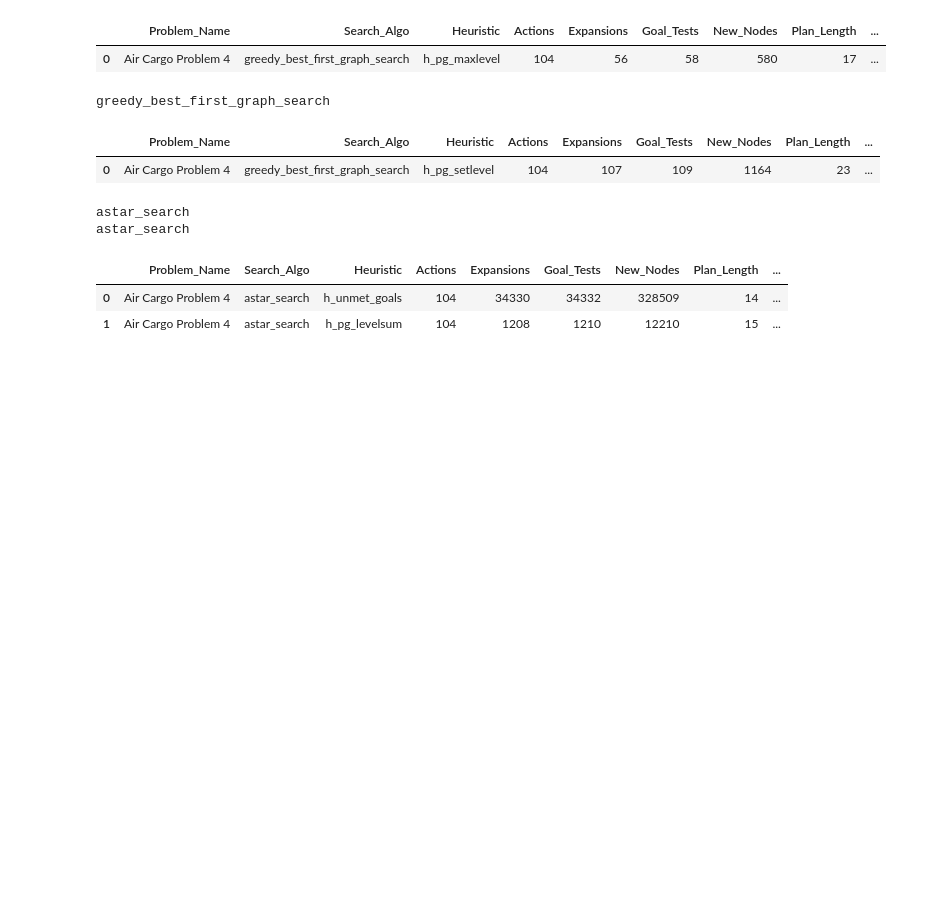
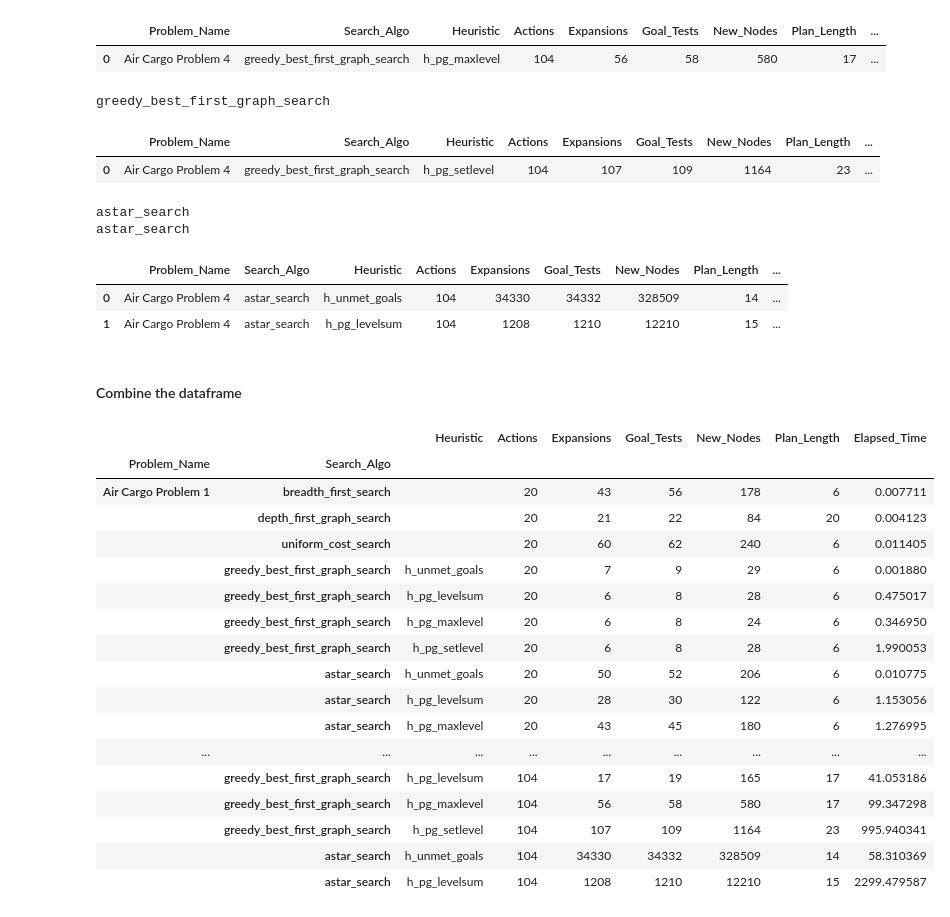
Before and after one commit to johngreibelarsen/ai-classical-planning, a Jupyter notebook: forward_planning_agent.ipynb, the cells around one changed output. Drawn from its saved outputs; the diff is of its cells as text; code cells hidden in the pictures; blank space fills up the shorter version.

```diff
--- a/forward_planning_agent.ipynb
+++ b/forward_planning_agent.ipynb
@@ -248,3 +248,29 @@ df4_78
 | 1 | Air Cargo Problem 4 | astar_search | h_pg_levelsum | 104 | 1208 | 1210 | 12210 | 15 | ... |
 # %%
 df4_78.to_pickle("./search_results_4_78.pkl")
+# %% [markdown]
+#### Combine the dataframe
+# %%
+df_combined = pd.concat([df, df2, df3, df3_9, df4, df4_4, df4_5, df4_6, df4_78])
+# %%
+df_combined = df_combined.set_index(["Problem_Name", "Search_Algo"])
+df_combined
+# %% [output]
+|  |  | Heuristic | Actions | Expansions | Goal_Tests | New_Nodes | Plan_Length | Elapsed_Time |
+| Problem_Name | Search_Algo |  |  |  |  |  |  |  |
+| Air Cargo Problem 1 | breadth_first_search |  | 20 | 43 | 56 | 178 | 6 | 0.007711 |
+|  | depth_first_graph_search |  | 20 | 21 | 22 | 84 | 20 | 0.004123 |
+|  | uniform_cost_search |  | 20 | 60 | 62 | 240 | 6 | 0.011405 |
+|  | greedy_best_first_graph_search | h_unmet_goals | 20 | 7 | 9 | 29 | 6 | 0.001880 |
+|  | greedy_best_first_graph_search | h_pg_levelsum | 20 | 6 | 8 | 28 | 6 | 0.475017 |
+|  | greedy_best_first_graph_search | h_pg_maxlevel | 20 | 6 | 8 | 24 | 6 | 0.346950 |
+|  | greedy_best_first_graph_search | h_pg_setlevel | 20 | 6 | 8 | 28 | 6 | 1.990053 |
+|  | astar_search | h_unmet_goals | 20 | 50 | 52 | 206 | 6 | 0.010775 |
+|  | astar_search | h_pg_levelsum | 20 | 28 | 30 | 122 | 6 | 1.153056 |
+|  | astar_search | h_pg_maxlevel | 20 | 43 | 45 | 180 | 6 | 1.276995 |
+| ... | ... | ... | ... | ... | ... | ... | ... | ... |
+|  | greedy_best_first_graph_search | h_pg_levelsum | 104 | 17 | 19 | 165 | 17 | 41.053186 |
+|  | greedy_best_first_graph_search | h_pg_maxlevel | 104 | 56 | 58 | 580 | 17 | 99.347298 |
+|  | greedy_best_first_graph_search | h_pg_setlevel | 104 | 107 | 109 | 1164 | 23 | 995.940341 |
+|  | astar_search | h_unmet_goals | 104 | 34330 | 34332 | 328509 | 14 | 58.310369 |
+|  | astar_search | h_pg_levelsum | 104 | 1208 | 1210 | 12210 | 15 | 2299.479587 |
```
Also changed, not shown: parts of 1 cell of this notebook.
